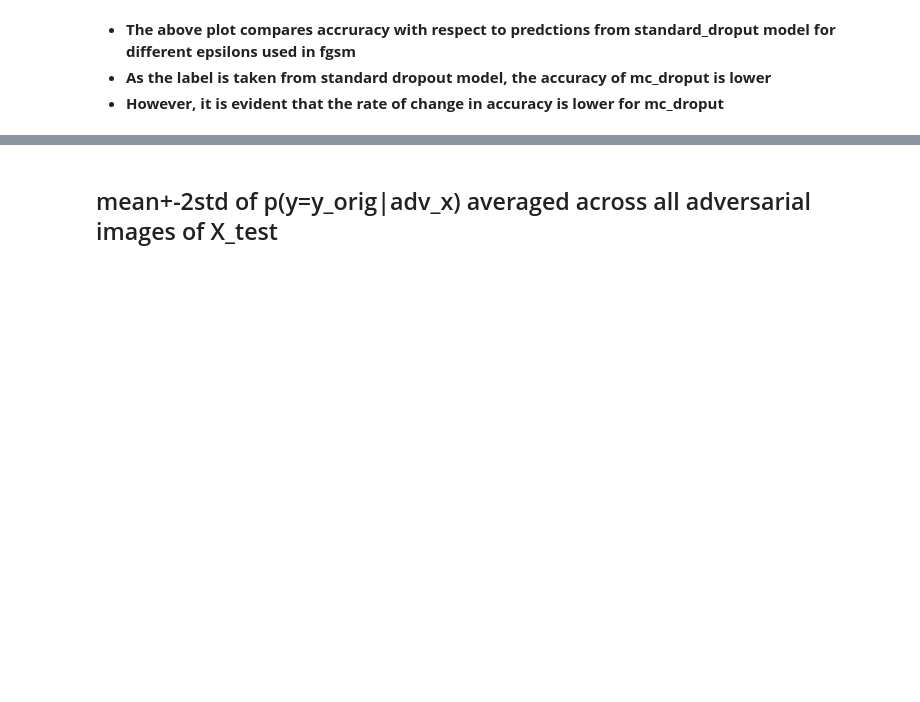
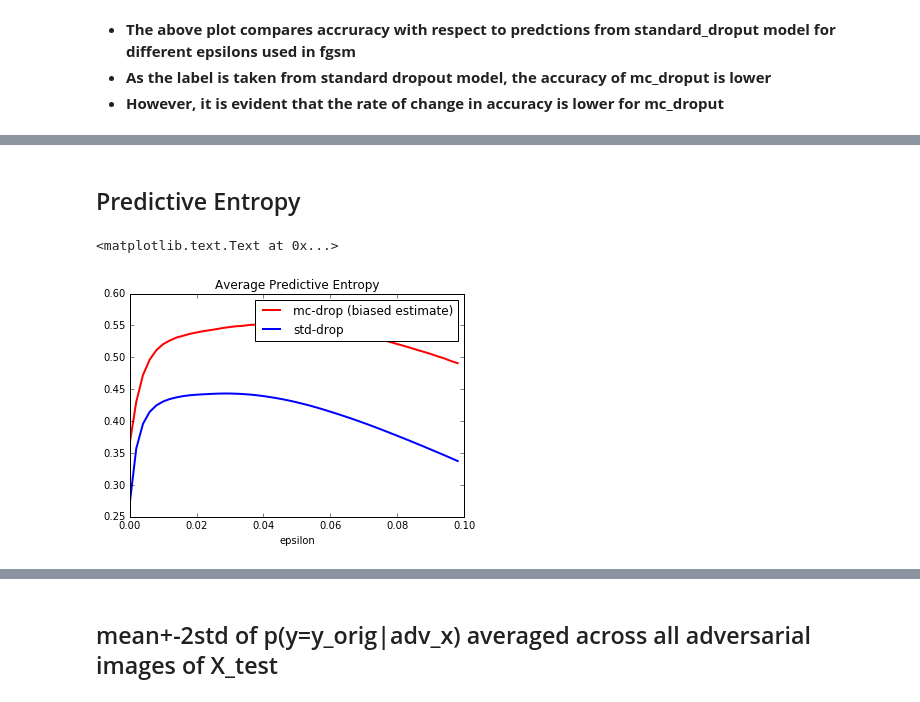
Before and after one commit to ambrishrawat/advflow, a Jupyter notebook: plots/plots-away.ipynb, the cells around one changed output, grey strips where cells are left out. Saved outputs shown, nothing was run; the diff lists cells and outputs as text; code cells hidden in the pictures; blank space fills up the shorter version.

```diff
--- a/plots/plots-away.ipynb
+++ b/plots/plots-away.ipynb
@@ -12,7 +12,7 @@ import os
 import scipy.ndimage
 # %%
 model_id = 'keras_eg_alldrop'
-work_dir = '/dccstor/dlw/ambrish/data/'+model_id+'/away'
+work_dir = '/u/ambrish/'+model_id+'/away'
 # %%
 mc_acc = np.load(os.path.join(work_dir,'mc_acc_e.npy'))
 std_acc = np.load(os.path.join(work_dir,'std_acc_e.npy'))
@@ -53,0 +64,41 @@ plt.title('Accuracy with respect to orignal prediction from the std-droput model
+# %% [markdown]
+## Predictive Entropy
+# %%
+def compute_stats(x):
+    #np.mean([scipy.stats.entropy(p_vec) for p_vec in x])
+    x = np.mean(x,axis=0)
+    return np.sum(-x*np.log10(x+1.e-10))
+
+stats = np.zeros((stoch_preds_e.shape[0],stoch_preds_e.shape[2]))
+
+for i in range(stoch_preds_e.shape[0]):
+    '''for every eps'''
+    for j in range(stoch_preds_e.shape[2]):
+        '''for every image'''
+        stats[i,j] = compute_stats(stoch_preds_e[i,:,j,:])
+
+plt.plot(eps,np.mean(stats,axis=1),linewidth=2,color='r',label='mc-drop (biased estimate)')
+
+plt.hold(True)
+
+def compute_stats(x):
+    #np.mean([scipy.stats.entropy(p_vec) for p_vec in x])
+    return np.sum(-x*np.log10(x),axis=0)
+
+stats = np.zeros((stddr_preds_e.shape[0],stddr_preds_e.shape[1]))
+
+for i in range(stddr_preds_e.shape[0]):
+    '''for every eps'''
+    for j in range(stddr_preds_e.shape[1]):
+        '''for every image'''
+        stats[i,j] = compute_stats(stddr_preds_e[i,j,:])
+
+plt.plot(eps,np.mean(stats,axis=1),linewidth=2,color='b',label='std-drop')
+
+plt.legend()
+plt.xlabel('epsilon')
+#plt.ylabel('Average Entropy across all images')
+plt.title('Average Predictive Entropy')
+# %% [output]
+<matplotlib.text.Text at 0x...>
+[figure, added]
```
Also changed, not shown: parts of 11 cells of this notebook, 3 other files.
